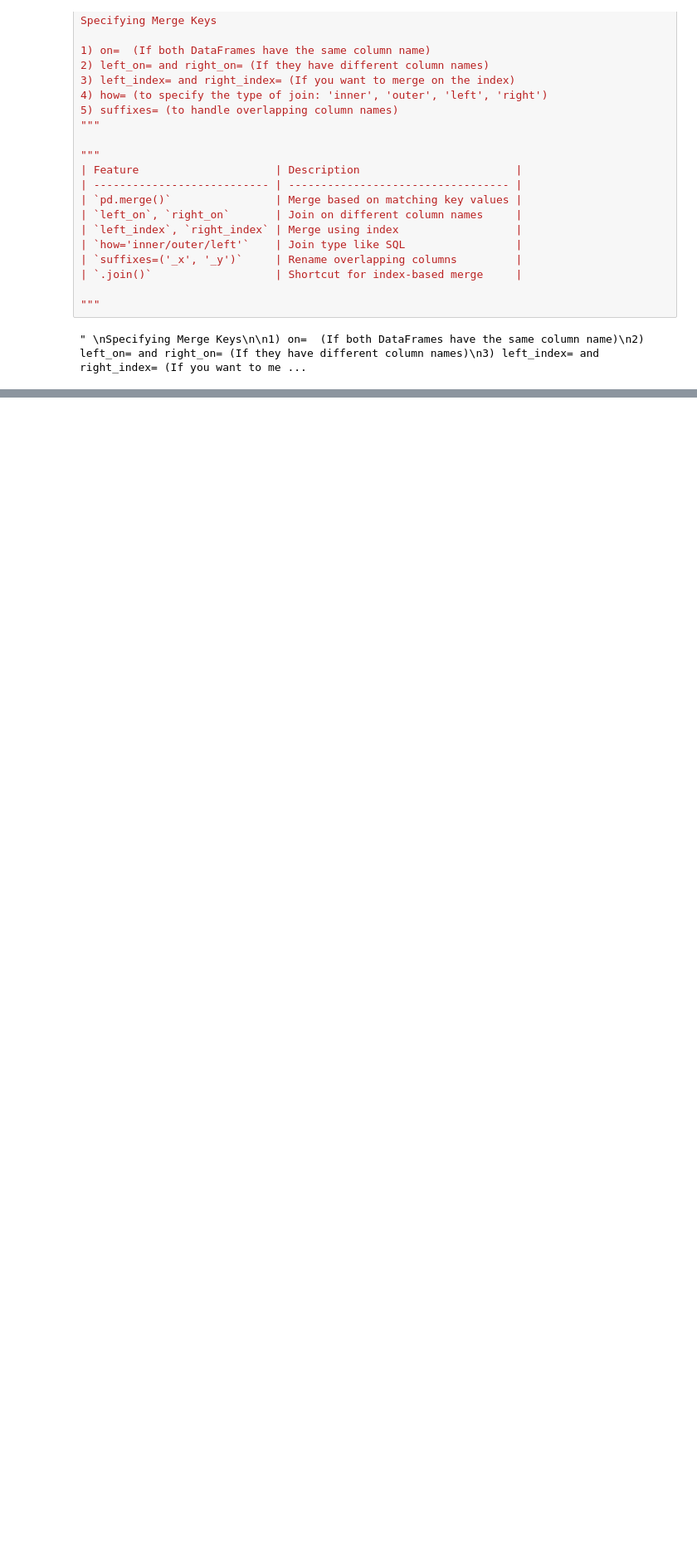
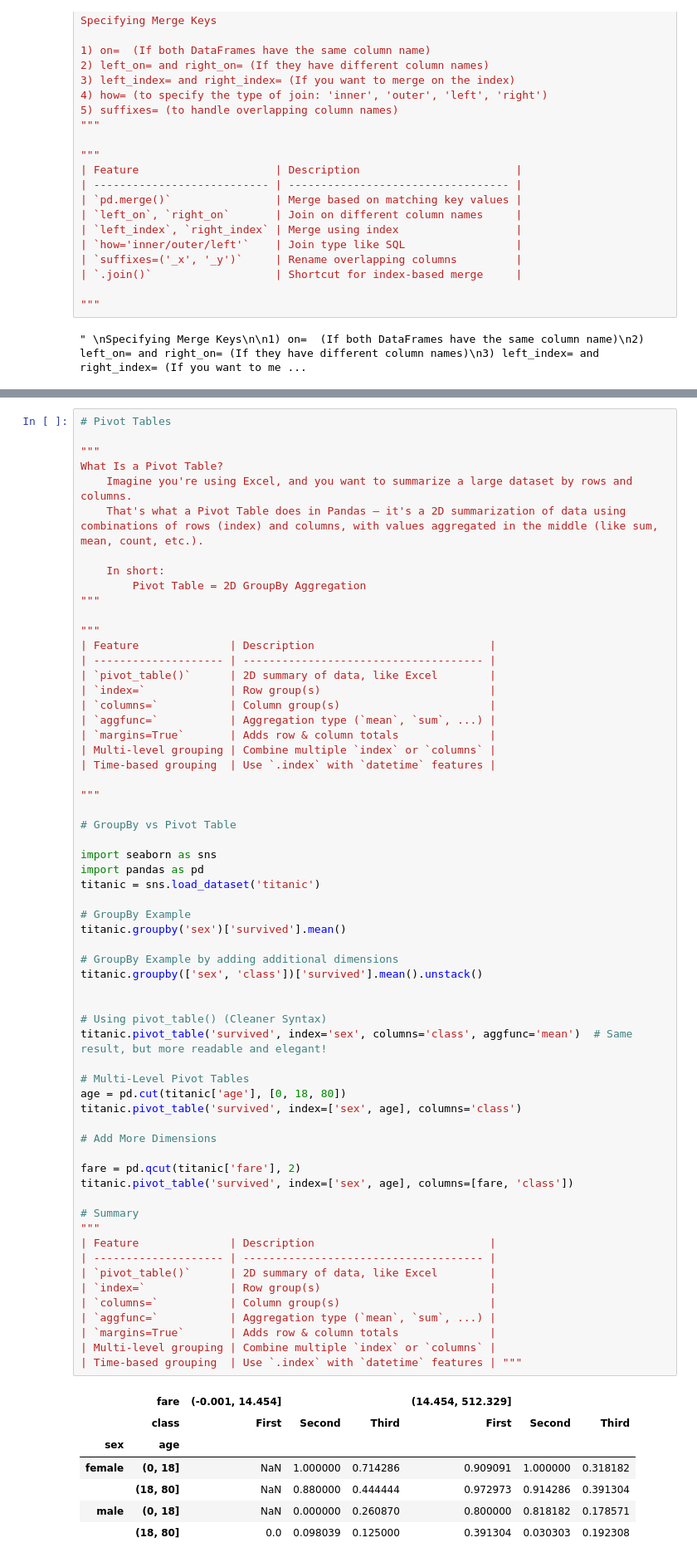
Before and after one commit to AswiniSivaraman/interview_preparation, a Jupyter notebook: pandas/pandas_preparation.ipynb, the cells around one changed output, grey strips where cells are left out. Shown: that part at 83% size. Saved outputs shown, nothing was run; the diff lists cells and outputs as text; blank space fills up the shorter version.

```diff
--- a/pandas/pandas_preparation.ipynb
+++ b/pandas/pandas_preparation.ipynb
@@ -813,0 +829,69 @@ Specifying Merge Keys
+# %%
+# Pivot Tables
+
+"""
+What Is a Pivot Table?
+    Imagine you're using Excel, and you want to summarize a large dataset by rows and columns.
+    That's what a Pivot Table does in Pandas — it's a 2D summarization of data using combinations of rows (index) and columns, with values aggregated in the middle (like sum, mean, count, etc.).
+
+    In short:
+        Pivot Table = 2D GroupBy Aggregation
+"""
+
+"""
+| Feature              | Description                           |
+| -------------------- | ------------------------------------- |
+| `pivot_table()`      | 2D summary of data, like Excel        |
+| `index=`             | Row group(s)                          |
+| `columns=`           | Column group(s)                       |
+| `aggfunc=`           | Aggregation type (`mean`, `sum`, ...) |
+| `margins=True`       | Adds row & column totals              |
+| Multi-level grouping | Combine multiple `index` or `columns` |
+| Time-based grouping  | Use `.index` with `datetime` features |
+
+"""
+
+# GroupBy vs Pivot Table
+
+import seaborn as sns
+import pandas as pd
+titanic = sns.load_dataset('titanic')
+
+# GroupBy Example
+titanic.groupby('sex')['survived'].mean()
+
+# GroupBy Example by adding additional dimensions
+titanic.groupby(['sex', 'class'])['survived'].mean().unstack()
+
+
+# Using pivot_table() (Cleaner Syntax)
+titanic.pivot_table('survived', index='sex', columns='class', aggfunc='mean')  # Same result, but more readable and elegant!
+
+# Multi-Level Pivot Tables
+age = pd.cut(titanic['age'], [0, 18, 80])
+titanic.pivot_table('survived', index=['sex', age], columns='class')
+
+# Add More Dimensions
+
+fare = pd.qcut(titanic['fare'], 2)
+titanic.pivot_table('survived', index=['sex', age], columns=[fare, 'class'])
+
+# Summary
+"""
+| Feature              | Description                           |
+| -------------------- | ------------------------------------- |
+| `pivot_table()`      | 2D summary of data, like Excel        |
+| `index=`             | Row group(s)                          |
+| `columns=`           | Column group(s)                       |
+| `aggfunc=`           | Aggregation type (`mean`, `sum`, ...) |
+| `margins=True`       | Adds row & column totals              |
+| Multi-level grouping | Combine multiple `index` or `columns` |
+| Time-based grouping  | Use `.index` with `datetime` features | """
+# %% [output]
+|  | fare | (-0.001, 14.454] |  |  | (14.454, 512.329] |  |  |
+|  | class | First | Second | Third | First | Second | Third |
+| sex | age |  |  |  |  |  |  |
+| female | (0, 18] | NaN | 1.000000 | 0.714286 | 0.909091 | 1.000000 | 0.318182 |
+|  | (18, 80] | NaN | 0.880000 | 0.444444 | 0.972973 | 0.914286 | 0.391304 |
+| male | (0, 18] | NaN | 0.000000 | 0.260870 | 0.800000 | 0.818182 | 0.178571 |
+|  | (18, 80] | 0.0 | 0.098039 | 0.125000 | 0.391304 | 0.030303 | 0.192308 |
```
Also changed, not shown: parts of 4 cells of this notebook.
